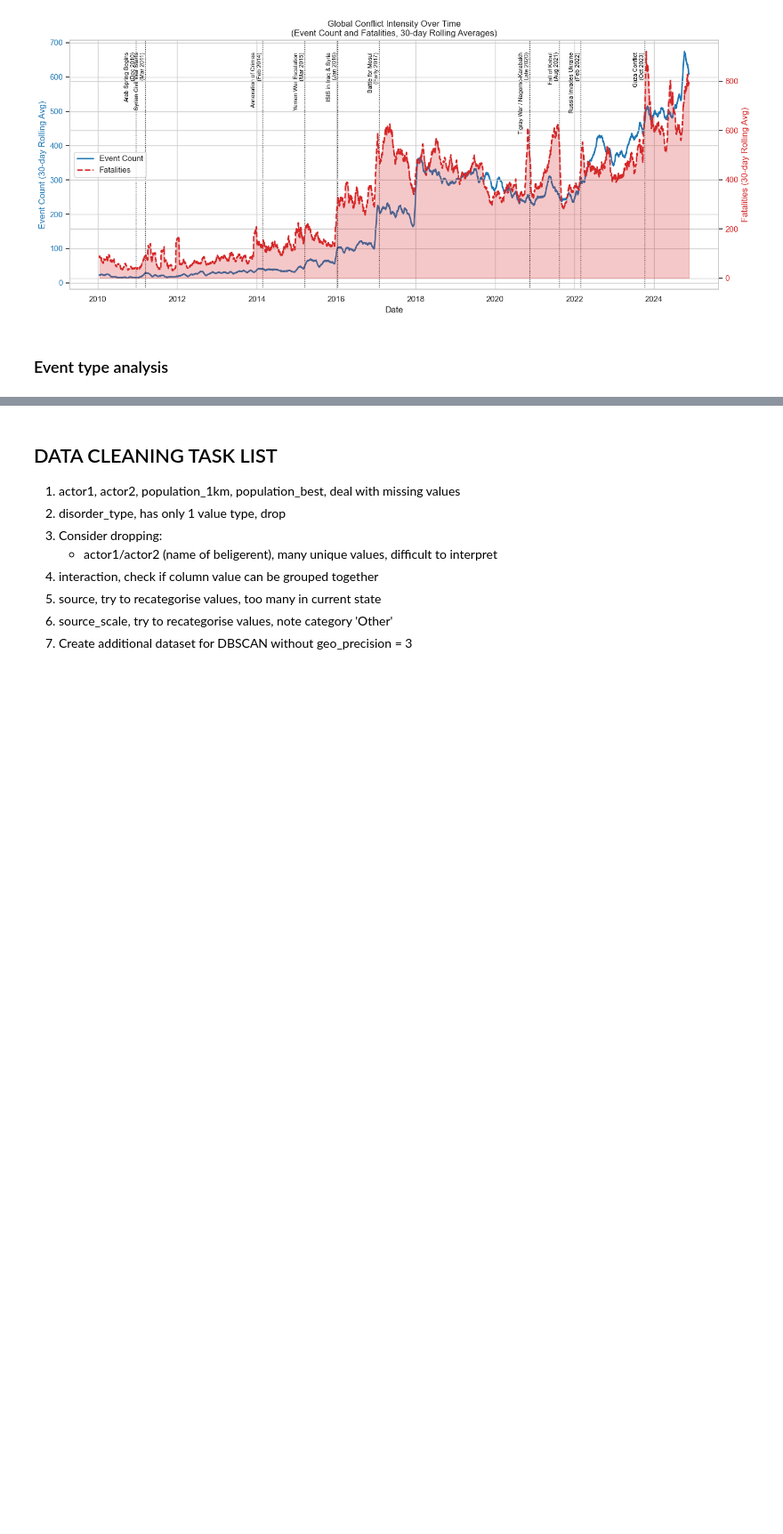
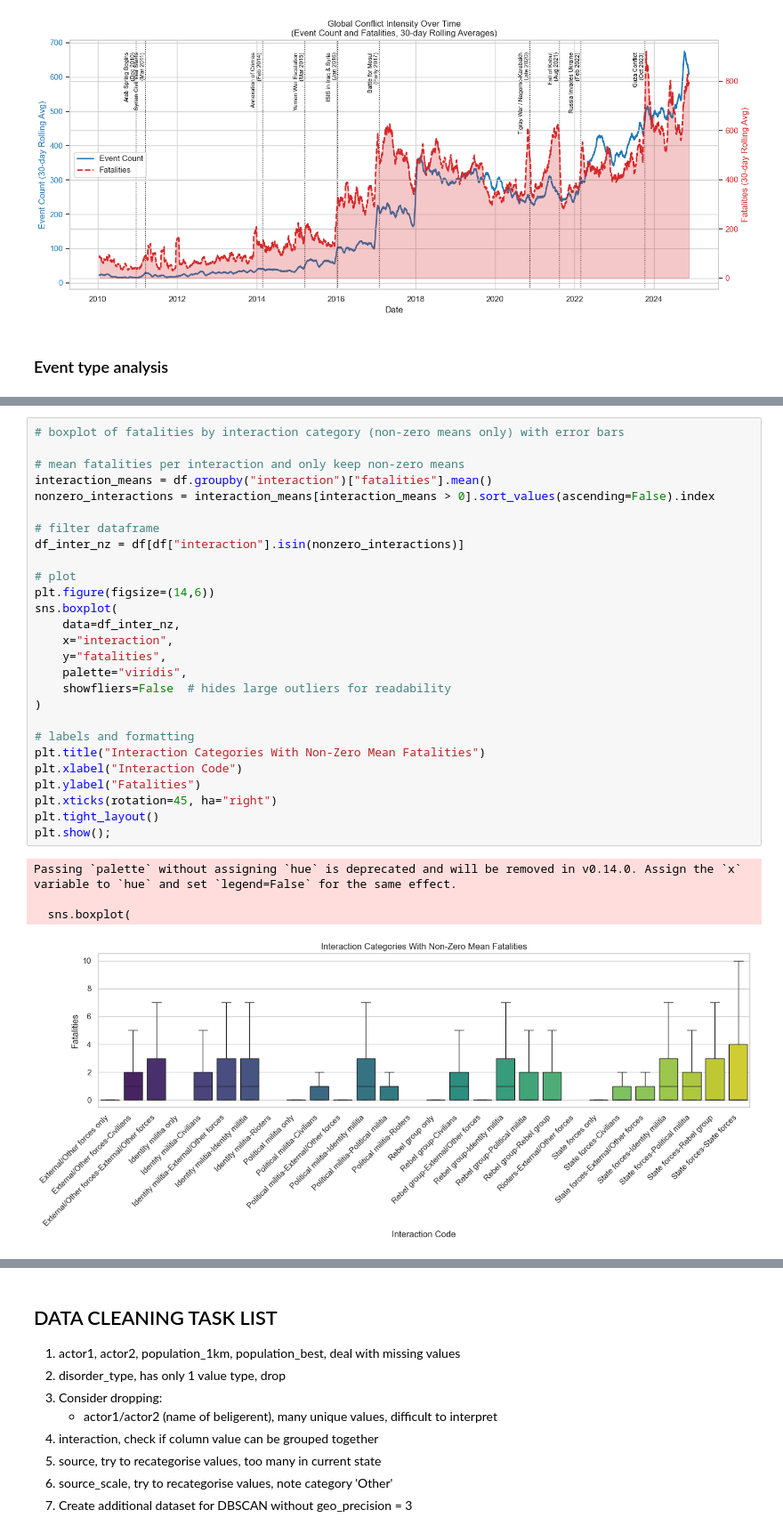
Before and after one commit to CoMa95/Armed-Conflict-Analytics, a Jupyter notebook: notebooks/01_eda.ipynb, the cells around one changed output, grey strips where cells are left out. Shown at 89% size. Cells and saved outputs as stored; diff of their text form; blank space fills up the shorter version.

```diff
--- a/notebooks/01_eda.ipynb
+++ b/notebooks/01_eda.ipynb
@@ -714,0 +749,32 @@ Name: count, dtype: int64
+# %%
+# boxplot of fatalities by interaction category (non-zero means only) with error bars
+
+# mean fatalities per interaction and only keep non-zero means
+interaction_means = df.groupby("interaction")["fatalities"].mean()
+nonzero_interactions = interaction_means[interaction_means > 0].sort_values(ascending=False).index
+
+# filter dataframe
+df_inter_nz = df[df["interaction"].isin(nonzero_interactions)]
+
+# plot
+plt.figure(figsize=(14,6))
+sns.boxplot(
+    data=df_inter_nz,
+    x="interaction",
+    y="fatalities",
+    palette="viridis",
+    showfliers=False  # hides large outliers for readability
+)
+
+# labels and formatting
+plt.title("Interaction Categories With Non-Zero Mean Fatalities")
+plt.xlabel("Interaction Code")
+plt.ylabel("Fatalities")
+plt.xticks(rotation=45, ha="right")
+plt.tight_layout()
+plt.show();
+# %% [output]
+Passing `palette` without assigning `hue` is deprecated and will be removed in v0.14.0. Assign the `x` variable to `hue` and set `legend=False` for the same effect.
+
+  sns.boxplot(
+[figure, added]
```
Also changed, not shown: parts of 6 cells of this notebook, 3 other files.
